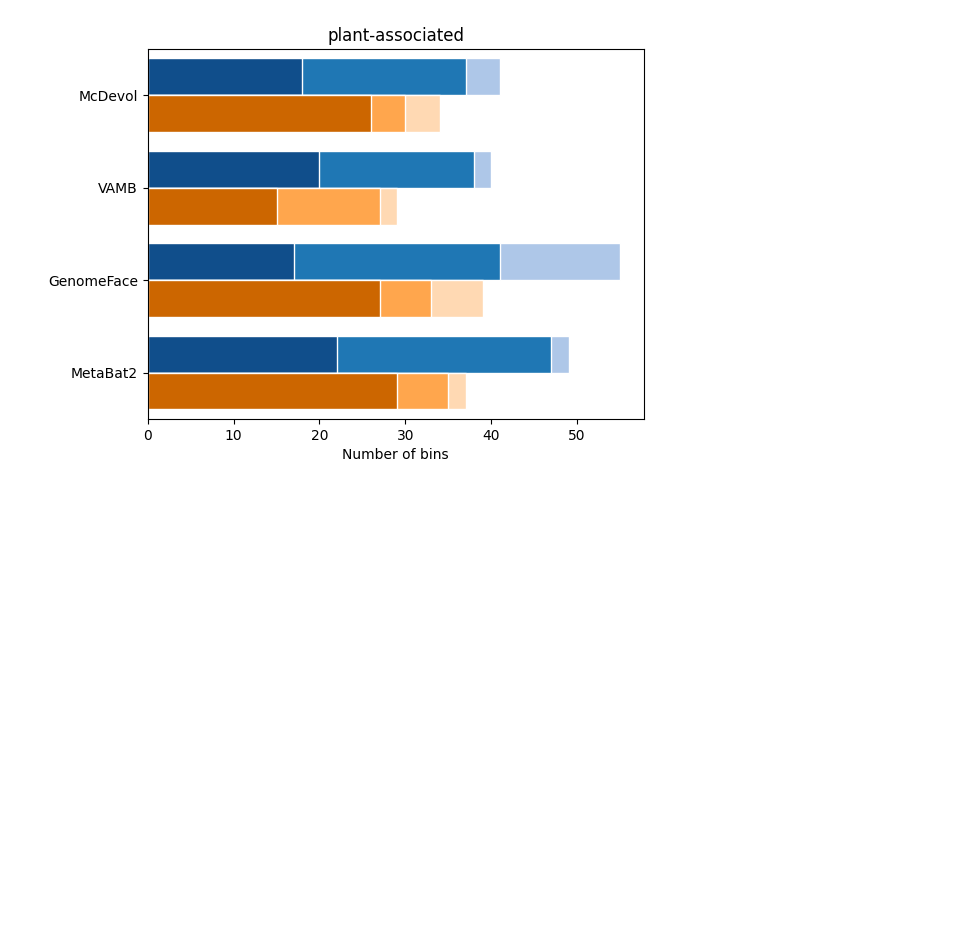
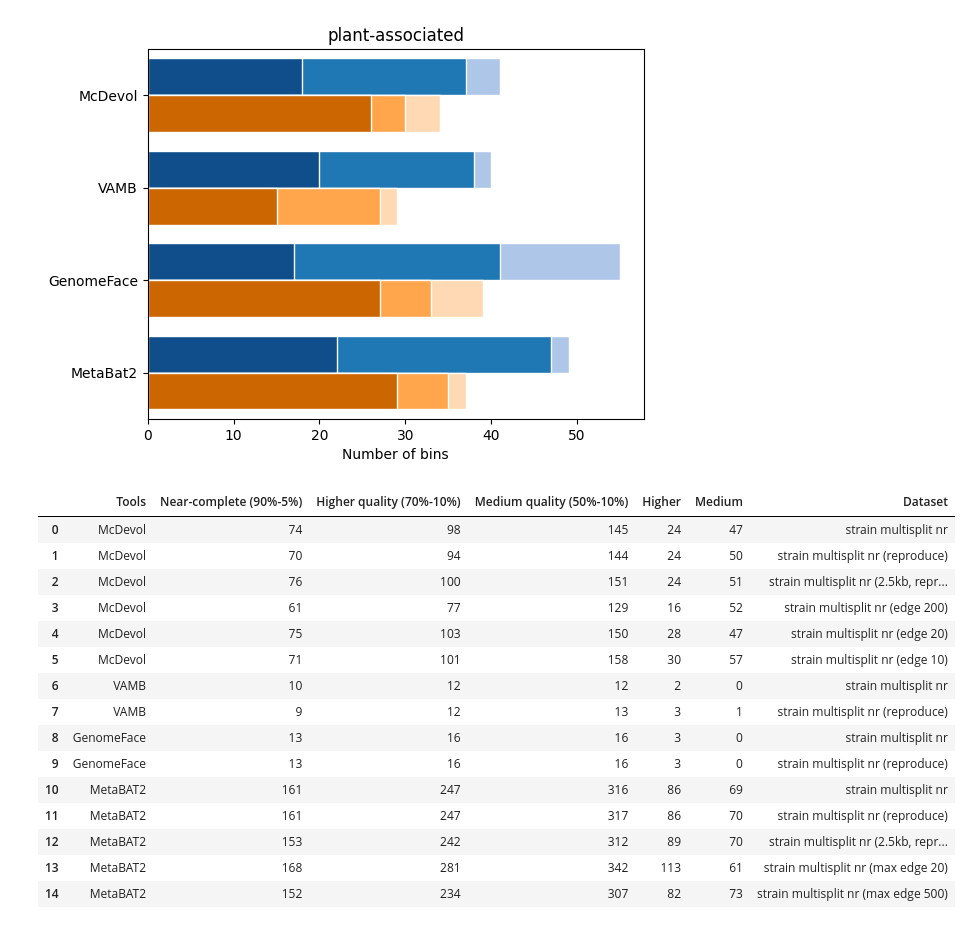
Before and after one commit to soedinglab/binning_benchmarking, a Jupyter notebook: plots.ipynb, the cells around one changed output. Cells and saved outputs as stored; diff of their text form; code cells hidden in the pictures; blank space fills up the shorter version.

```diff
--- a/plots.ipynb
+++ b/plots.ipynb
@@ -834,3 +883,26 @@ plt.ylim(-0.5, 3.5)
 plt.savefig('plots/pooled_multisplit_nr_plant.png', dpi=600, format='png', bbox_inches='tight')
 # %% [output]
 [figure]
+# %%
+import pandas as pd
+
+multisplit_ss = pd.read_csv('/home/yazhini/work/Results_binning_benchmarking/investigate_strain_madness', header=0, sep='\t')
+
+multisplit_ss
+# %% [output]
+|  | Tools | Near-complete (90%-5%) | Higher quality (70%-10%) | Medium quality (50%-10%) | Higher | Medium | Dataset |
+| 0 | McDevol | 74 | 98 | 145 | 24 | 47 | strain multisplit nr |
+| 1 | McDevol | 70 | 94 | 144 | 24 | 50 | strain multisplit nr (reproduce) |
+| 2 | McDevol | 76 | 100 | 151 | 24 | 51 | strain multisplit nr (2.5kb, repr... |
+| 3 | McDevol | 61 | 77 | 129 | 16 | 52 | strain multisplit nr (edge 200) |
+| 4 | McDevol | 75 | 103 | 150 | 28 | 47 | strain multisplit nr (edge 20) |
+| 5 | McDevol | 71 | 101 | 158 | 30 | 57 | strain multisplit nr (edge 10) |
+| 6 | VAMB | 10 | 12 | 12 | 2 | 0 | strain multisplit nr |
+| 7 | VAMB | 9 | 12 | 13 | 3 | 1 | strain multisplit nr (reproduce) |
+| 8 | GenomeFace | 13 | 16 | 16 | 3 | 0 | strain multisplit nr |
+| 9 | GenomeFace | 13 | 16 | 16 | 3 | 0 | strain multisplit nr (reproduce) |
+| 10 | MetaBAT2 | 161 | 247 | 316 | 86 | 69 | strain multisplit nr |
+| 11 | MetaBAT2 | 161 | 247 | 317 | 86 | 70 | strain multisplit nr (reproduce) |
+| 12 | MetaBAT2 | 153 | 242 | 312 | 89 | 70 | strain multisplit nr (2.5kb, repr... |
+| 13 | MetaBAT2 | 168 | 281 | 342 | 113 | 61 | strain multisplit nr (max edge 20) |
+| 14 | MetaBAT2 | 152 | 234 | 307 | 82 | 73 | strain multisplit nr (max edge 500) |
```
Also changed, not shown: parts of 4 cells of this notebook.
